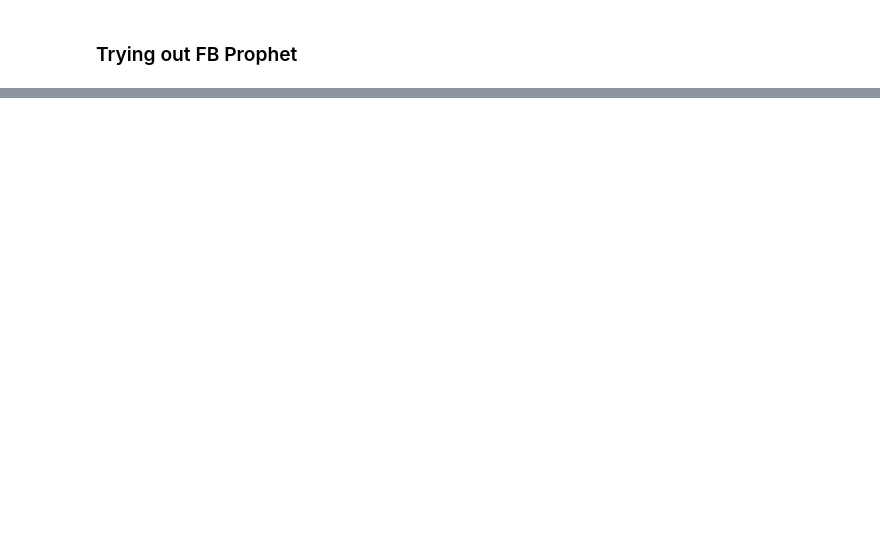
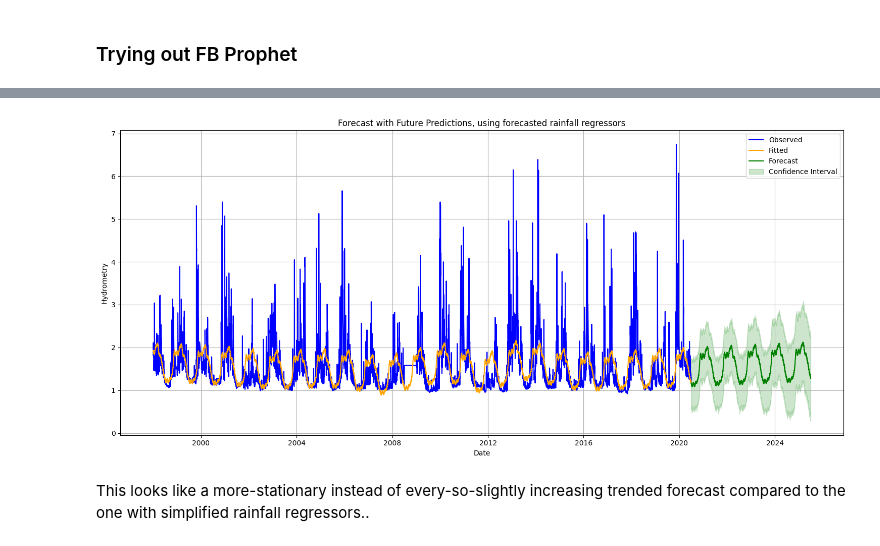
Before and after one commit to NWinocur/kaggle-acea-water-prediction, a Jupyter notebook: src/explore.ipynb, the cells around one changed output, grey strips where cells are left out. Cells and saved outputs as stored; diff of their text form; code cells hidden in the pictures; blank space fills up the shorter version.

```diff
--- a/src/explore.ipynb
+++ b/src/explore.ipynb
@@ -477,0 +521,16 @@ AttributeError: 'ARIMA' object has no attribute 'history'
+# %%
+def forecast_feature(df, col, horizon):
+    model = Prophet()
+    temp_df = df[['Date', col]].rename(columns={'Date': 'ds', col: 'y'})
+    model.fit(temp_df)
+    future = model.make_future_dataframe(periods=horizon)
+    forecast = model.predict(future)
+    return forecast[['ds', 'yhat']].rename(columns={'yhat': col})
+# %%
+from functools import reduce
+
+
+
+# merge the forecasted regressors on their ds (date) columns
+future_regressors = reduce(lambda left, right: pd.merge(left, right, on='ds'),
+                           [forecast_feature(df, col, YEARS_TO_FORECAST*365) for col in regressors])
@@ -477,0 +555,37 @@ AttributeError: 'ARIMA' object has no attribute 'history'
+# %%
+future_predicted_df = prophet_model.make_future_dataframe(periods=YEARS_TO_FORECAST*365)
+future_predicted_df = future_predicted_df.merge(future_regressors, on='ds', how='left')
+future_predicted_df = future_predicted_df.bfill().ffill()
+# %%
+forecasted_non_simplified_rainfall = prophet_model.predict(future_predicted_df)
+
+import matplotlib.pyplot as plt
+
+plt.figure(figsize=(15, 7))
+
+# Plot actual data
+plt.plot(df_prophet['ds'], df_prophet['y'], label='Observed', color='blue')
+
+# Plot in-sample forecast
+plt.plot(forecasted_non_simplified_rainfall['ds'][:len(df_prophet)], forecasted_non_simplified_rainfall['yhat'][:len(df_prophet)], label='Fitted', color='orange')
+
+# Plot future forecast in green
+plt.plot(forecasted_non_simplified_rainfall['ds'][len(df_prophet):], forecasted_non_simplified_rainfall['yhat'][len(df_prophet):], label='Forecast', color='green')
+
+# Optionally: add confidence interval for future
+plt.fill_between(forecasted_non_simplified_rainfall['ds'][len(df_prophet):],
+                 forecasted_non_simplified_rainfall['yhat_lower'][len(df_prophet):],
+                 forecasted_non_simplified_rainfall['yhat_upper'][len(df_prophet):],
+                 color='green', alpha=0.2, label='Confidence Interval')
+
+plt.xlabel('Date')
+plt.ylabel('Hydrometry')
+plt.title('Forecast with Future Predictions, using forecasted rainfall regressors')
+plt.legend()
+plt.grid(True)
+plt.tight_layout()
+plt.show()
+# %% [output]
+[figure, added]
+# %% [markdown]
+This looks like a more-stationary instead of every-so-slightly increasing trended forecast compared to the one with simplified rainfall regressors..
```
Also changed, not shown: parts of 13 cells of this notebook.
